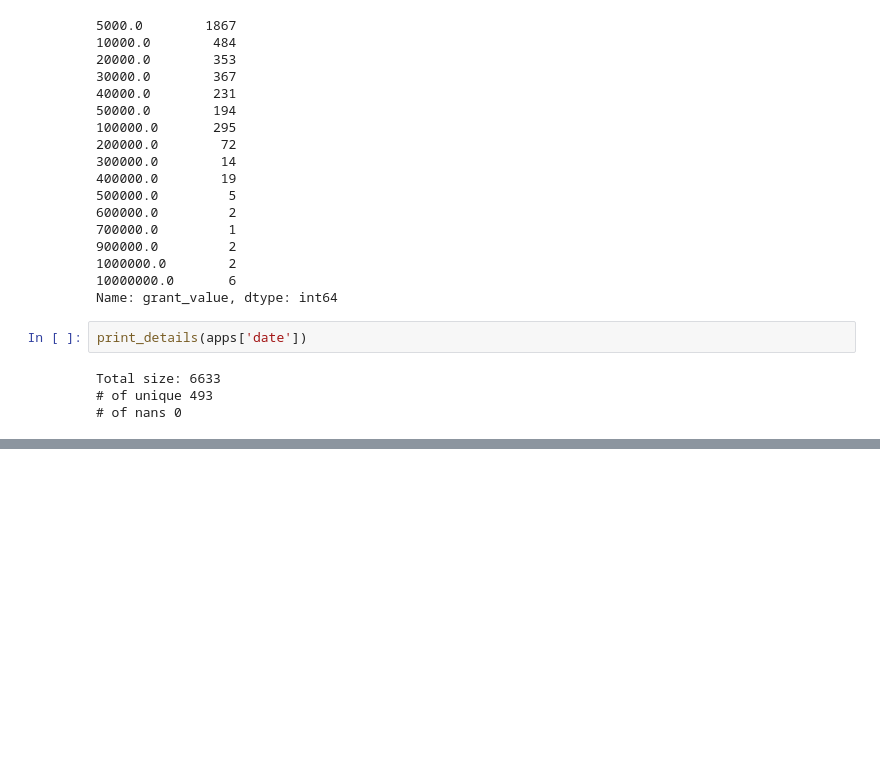
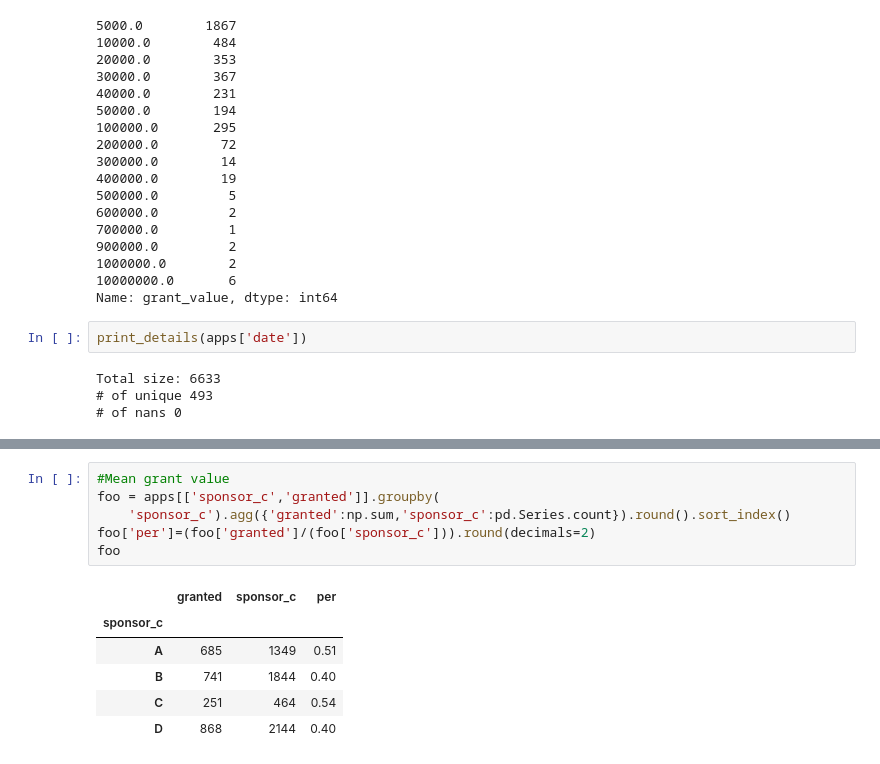
Before and after one commit to diegoami/DSRetreat_Melbourne_DIOLEM, a Jupyter notebook: scripts/o_look_at_apps.ipynb, the cells around one changed output, grey strips where cells are left out. Saved outputs shown, nothing was run; the diff lists cells and outputs as text; blank space fills up the shorter version.

```diff
--- a/scripts/o_look_at_apps.ipynb
+++ b/scripts/o_look_at_apps.ipynb
@@ -58,0 +221,13 @@ Total size: 6633
+# %%
+#Mean grant value
+foo = apps[['sponsor_c','granted']].groupby(
+    'sponsor_c').agg({'granted':np.sum,'sponsor_c':pd.Series.count}).round().sort_index()
+foo['per']=(foo['granted']/(foo['sponsor_c'])).round(decimals=2)
+foo
+# %% [output]
+|  | granted | sponsor_c | per |
+| sponsor_c |  |  |  |
+| A | 685 | 1349 | 0.51 |
+| B | 741 | 1844 | 0.40 |
+| C | 251 | 464 | 0.54 |
+| D | 868 | 2144 | 0.40 |
```
Also changed, not shown: parts of 18 cells of this notebook, 2 other files.
